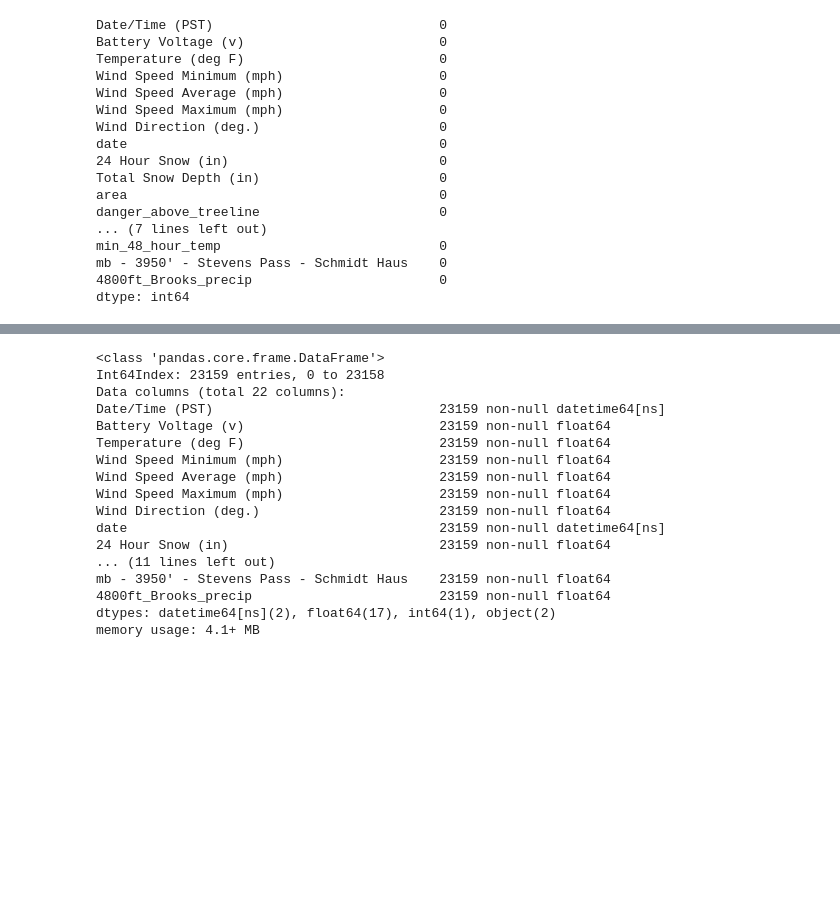
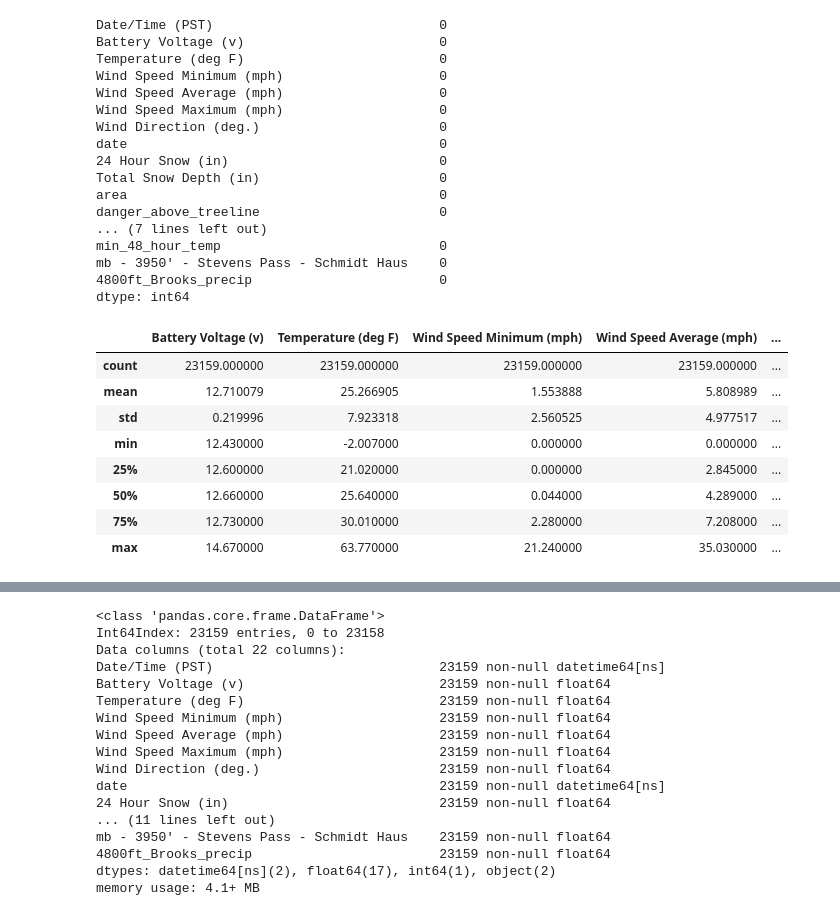
Before and after one commit to kevintheduu/avalanche-predictor, a Jupyter notebook: model_3.ipynb, the cells around one changed output, grey strips where cells are left out. Cells and saved outputs as stored; diff of their text form; code cells hidden in the pictures; blank space fills up the shorter version.

```diff
--- a/model_3.ipynb
+++ b/model_3.ipynb
@@ -609,3 +641,15 @@ min_48_hour_temp                            0
 mb - 3950' - Stevens Pass - Schmidt Haus    0
 4800ft_Brooks_precip                        0
 dtype: int64
+# %%
+merge_final.describe()
+# %% [output]
+|  | Battery Voltage (v) | Temperature (deg F) | Wind Speed Minimum (mph) | Wind Speed Average (mph) | ... |
+| count | 23159.000000 | 23159.000000 | 23159.000000 | 23159.000000 | ... |
+| mean | 12.710079 | 25.266905 | 1.553888 | 5.808989 | ... |
+| std | 0.219996 | 7.923318 | 2.560525 | 4.977517 | ... |
+| min | 12.430000 | -2.007000 | 0.000000 | 0.000000 | ... |
+| 25% | 12.600000 | 21.020000 | 0.000000 | 2.845000 | ... |
+| 50% | 12.660000 | 25.640000 | 0.044000 | 4.289000 | ... |
+| 75% | 12.730000 | 30.010000 | 2.280000 | 7.208000 | ... |
+| max | 14.670000 | 63.770000 | 21.240000 | 35.030000 | ... |
```
Also changed, not shown: parts of 6 cells of this notebook, 3 other files.
